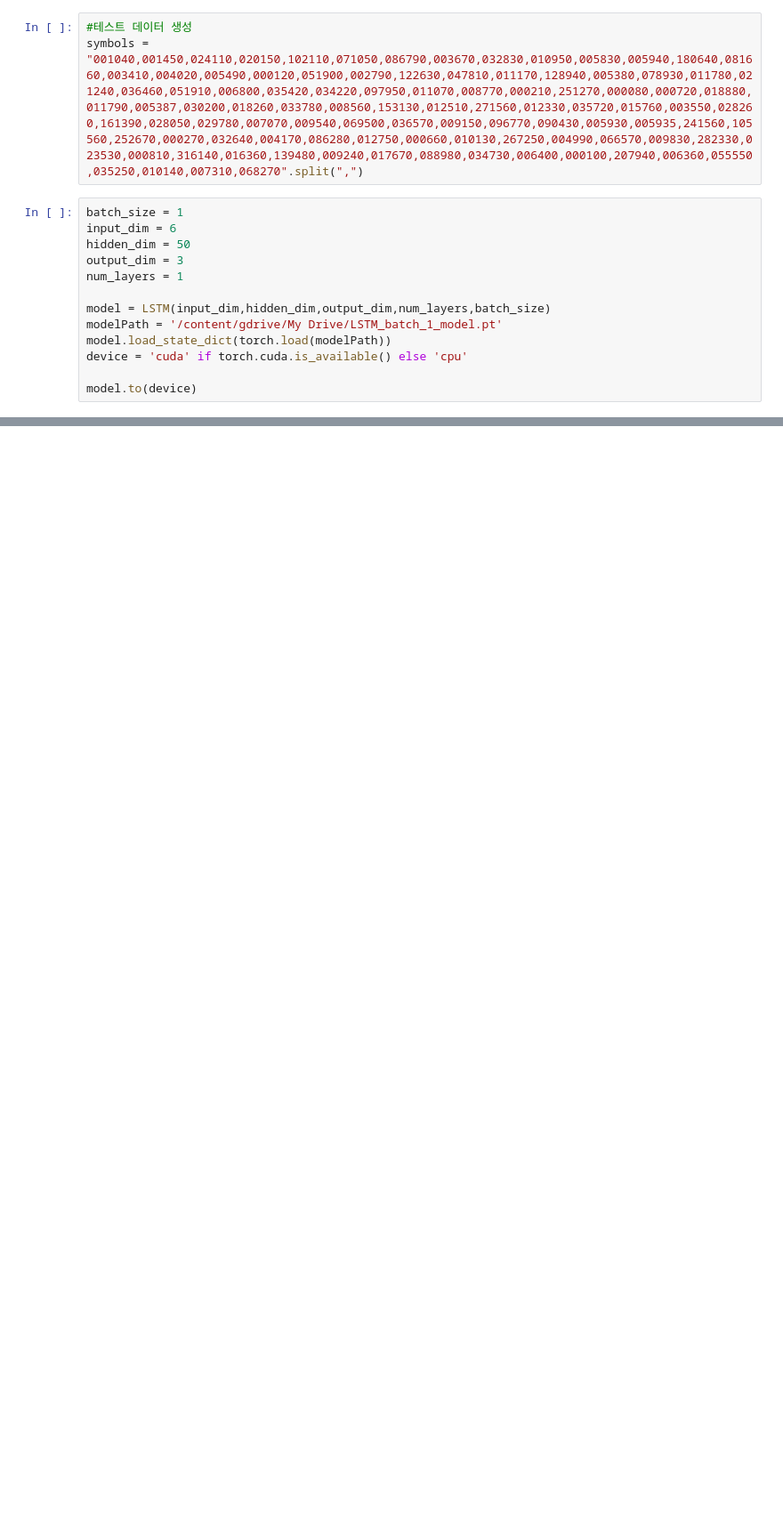
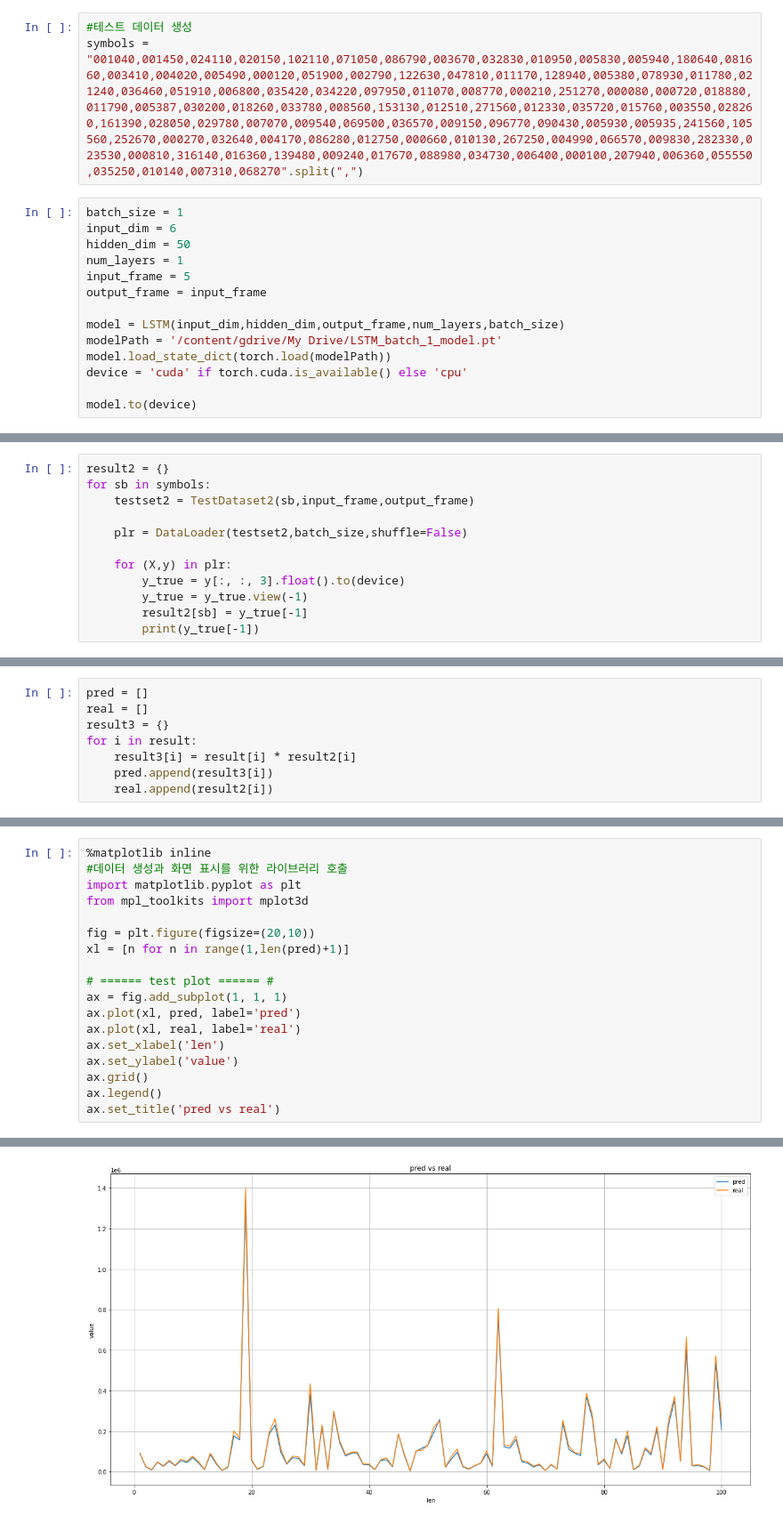
Before and after one commit to cjssla1/projectJucker, a Jupyter notebook: Code/김경중/LSTM/lstm_Test.ipynb, the cells around one changed output, grey strips where cells are left out. Shown at 89% size. Drawn from its saved outputs; the diff is of its cells as text; blank space fills up the shorter version.

```diff
--- a/Code/김경중/LSTM/lstm_Test.ipynb
+++ b/Code/김경중/LSTM/lstm_Test.ipynb
@@ -163,10 +210,11 @@ symbols = "001040,001450,024110,020150,102110,071050,086790,003670,032830,010950
 batch_size = 1
 input_dim = 6
 hidden_dim = 50
-output_dim = 3
 num_layers = 1
+input_frame = 5
+output_frame = input_frame
 
-model = LSTM(input_dim,hidden_dim,output_dim,num_layers,batch_size)
+model = LSTM(input_dim,hidden_dim,output_frame,num_layers,batch_size)
 modelPath = '/content/gdrive/My Drive/LSTM_batch_1_model.pt'
 model.load_state_dict(torch.load(modelPath))
 device = 'cuda' if torch.cuda.is_available() else 'cpu'
@@ -222,0 +269,12 @@ print(result)
+# %%
+result2 = {}
+for sb in symbols:
+    testset2 = TestDataset2(sb,input_frame,output_frame)
+
+    plr = DataLoader(testset2,batch_size,shuffle=False)
+
+    for (X,y) in plr:
+        y_true = y[:, :, 3].float().to(device)
+        y_true = y_true.view(-1)
+        result2[sb] = y_true[-1]
+        print(y_true[-1])
@@ -222,0 +299,8 @@ print(result)
+# %%
+pred = []
+real = []
+result3 = {}
+for i in result:
+    result3[i] = result[i] * result2[i]
+    pred.append(result3[i])
+    real.append(result2[i])
@@ -222,0 +317,19 @@ print(result)
+# %%
+%matplotlib inline
+#데이터 생성과 화면 표시를 위한 라이브러리 호출
+import matplotlib.pyplot as plt
+from mpl_toolkits import mplot3d
+
+fig = plt.figure(figsize=(20,10))
+xl = [n for n in range(1,len(pred)+1)]
+
+# ====== test plot ====== #
+ax = fig.add_subplot(1, 1, 1)
+ax.plot(xl, pred, label='pred')
+ax.plot(xl, real, label='real')
+ax.set_xlabel('len')
+ax.set_ylabel('value')
+ax.grid()
+ax.legend()
+ax.set_title('pred vs real')
+# %% [output]
@@ -223,3 +337,4 @@ print(result)
+[figure, added]
 # %%
 ok = fdr.DataReader('001040')
 
```
Also changed, not shown: parts of 15 cells of this notebook.
